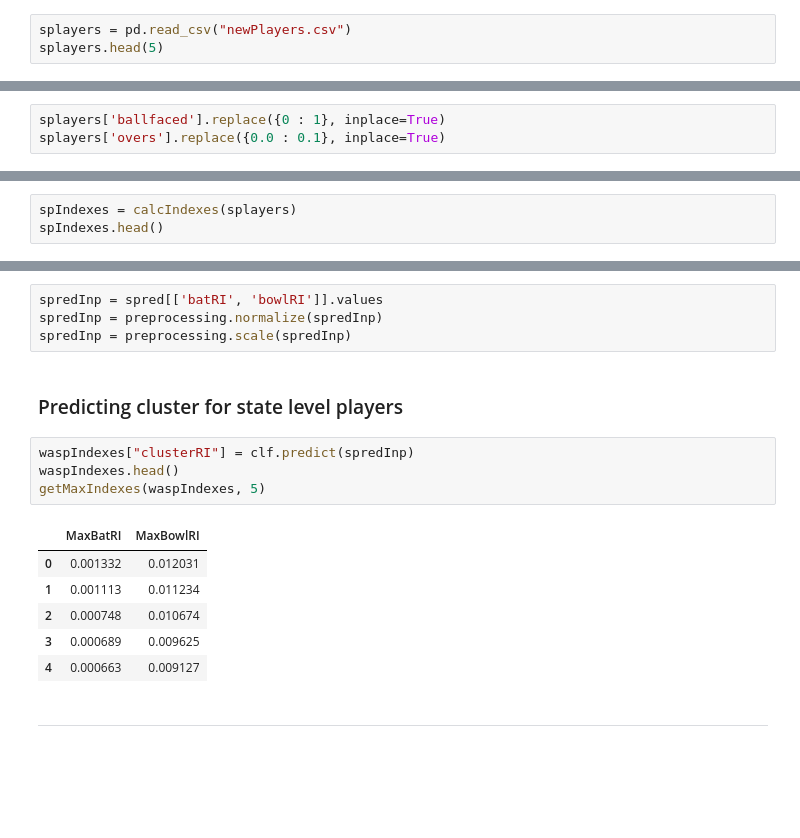
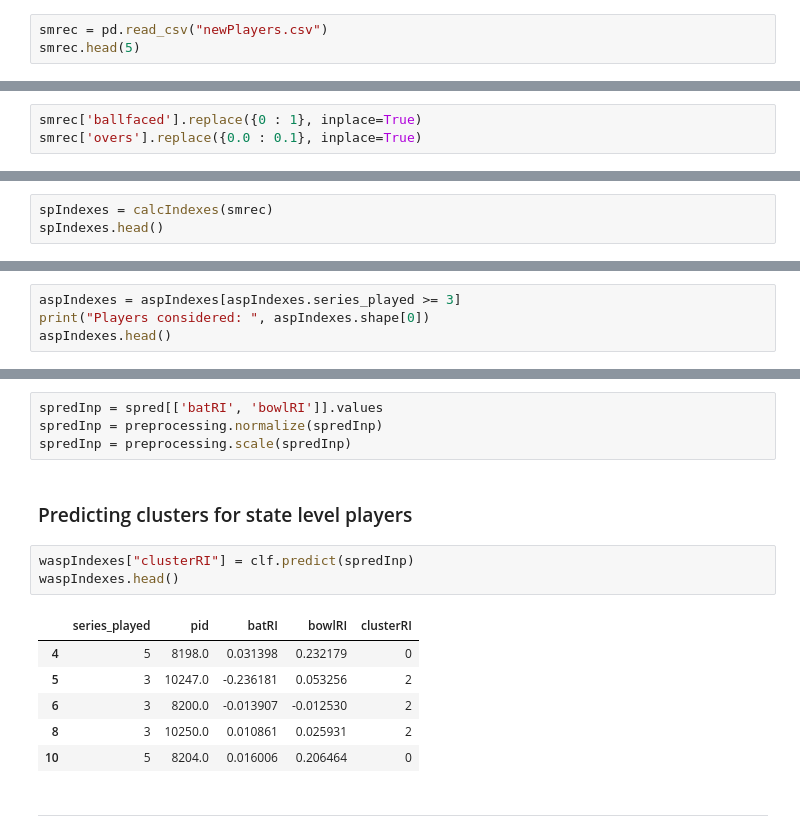
Before and after one commit to chaurasiayush/Player-Recommendation-System, a Jupyter notebook: PRS Whole.ipynb, the cells around one changed output, grey strips where cells are left out. Cells and saved outputs as stored; diff of their text form; blank space fills up the shorter version.

```diff
--- a/PRS Whole.ipynb
+++ b/PRS Whole.ipynb
@@ -316,8 +307,8 @@ getMaxIndexes(aipIndexes, 5)
 # %% [markdown]
 ### Importing players record from csv file
 # %%
-splayers = pd.read_csv("newPlayers.csv")
-splayers.head(5)
+smrec = pd.read_csv("newPlayers.csv")
+smrec.head(5)
 # %% [output]
 |  | series_code | match_code | team | pid | name | notout | runs | ballfaced | fours | sixes | ... |
 | 0 | 2364 | 15146 | Vidarbha | 574 | S Badrinath | 0 | 0 | 11 | 0 | 0 | ... |
@@ -326,12 +317,12 @@ splayers.head(5)
 | 3 | 2364 | 15146 | Vidarbha | 6286 | Shrikant Wagh | 0 | 0 | 1 | 0 | 0 | ... |
 | 4 | 2364 | 15146 | Vidarbha | 8949 | Akshay Wakhare | 0 | 0 | 2 | 0 | 0 | ... |
 # %%
-splayers['ballfaced'].replace({0 : 1}, inplace=True)
-splayers['overs'].replace({0.0 : 0.1}, inplace=True)
+smrec['ballfaced'].replace({0 : 1}, inplace=True)
+smrec['overs'].replace({0.0 : 0.1}, inplace=True)
 # %% [markdown]
 ### Caluculating series-wise ranking indexes
 # %%
-spIndexes = calcIndexes(splayers)
+spIndexes = calcIndexes(smrec)
 spIndexes.head()
 # %% [output]
 |  | batRI | bowlRI | pid | series_code |
@@ -354,0 +348,4 @@ aspIndexes.head()
+# %%
+aspIndexes = aspIndexes[aspIndexes.series_played >= 3]
+print("Players considered: ", aspIndexes.shape[0])
+aspIndexes.head()
@@ -526,18 +531,17 @@ spredInp = spred[['batRI', 'bowlRI']].values
 spredInp = preprocessing.normalize(spredInp)
 spredInp = preprocessing.scale(spredInp)
 # %% [markdown]
-### Predicting cluster for state level players
+### Predicting clusters for state level players
 # %%
 waspIndexes["clusterRI"] = clf.predict(spredInp)
 waspIndexes.head()
-getMaxIndexes(waspIndexes, 5)
 # %% [output]
-|  | MaxBatRI | MaxBowlRI |
-| 0 | 0.001332 | 0.012031 |
-| 1 | 0.001113 | 0.011234 |
-| 2 | 0.000748 | 0.010674 |
-| 3 | 0.000689 | 0.009625 |
-| 4 | 0.000663 | 0.009127 |
+|  | series_played | pid | batRI | bowlRI | clusterRI |
+| 4 | 5 | 8198.0 | 0.031398 | 0.232179 | 0 |
+| 5 | 3 | 10247.0 | -0.236181 | 0.053256 | 2 |
+| 6 | 3 | 8200.0 | -0.013907 | -0.012530 | 2 |
+| 8 | 3 | 10250.0 | 0.010861 | 0.025931 | 2 |
+| 10 | 5 | 8204.0 | 0.016006 | 0.206464 | 0 |
 # %% [markdown]
 ---
 # %% [markdown]
```
Also changed, not shown: parts of 27 cells of this notebook, 2 other files.
